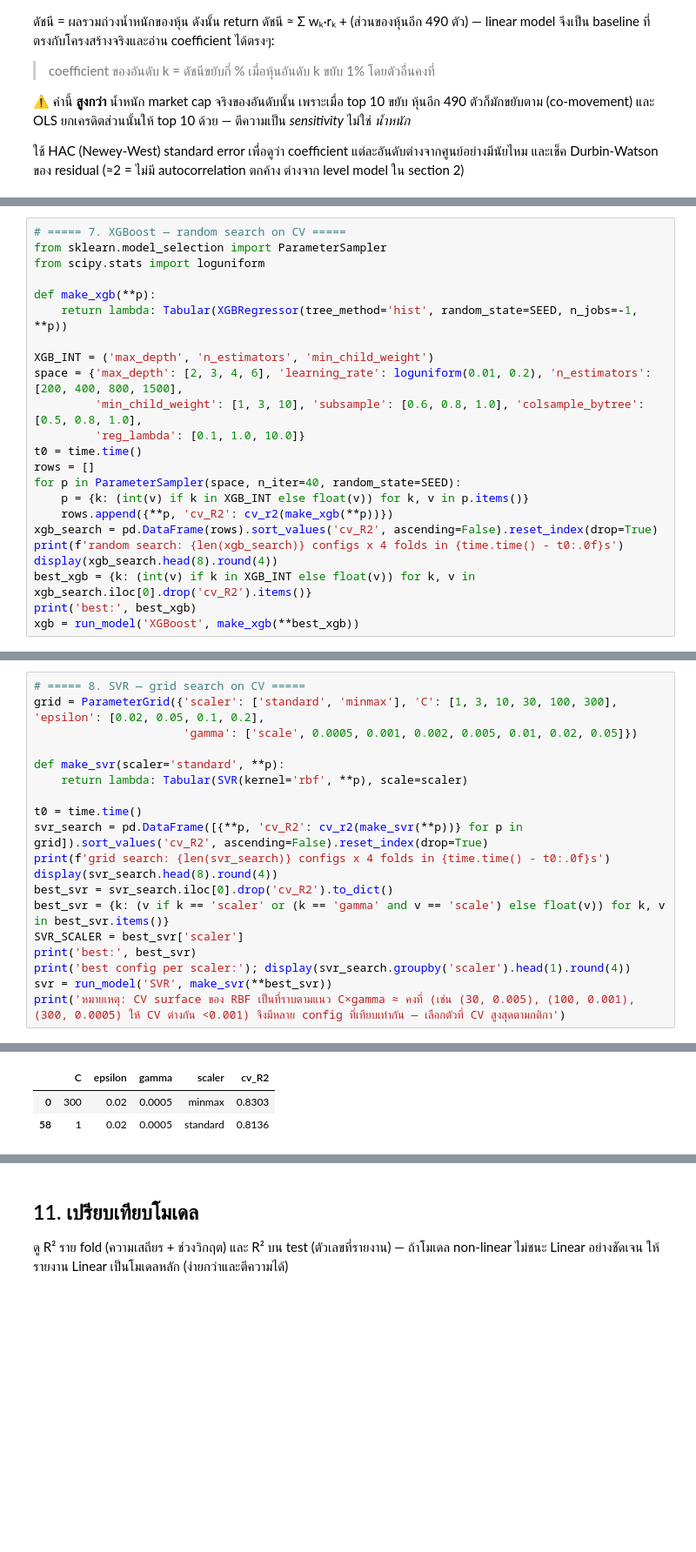
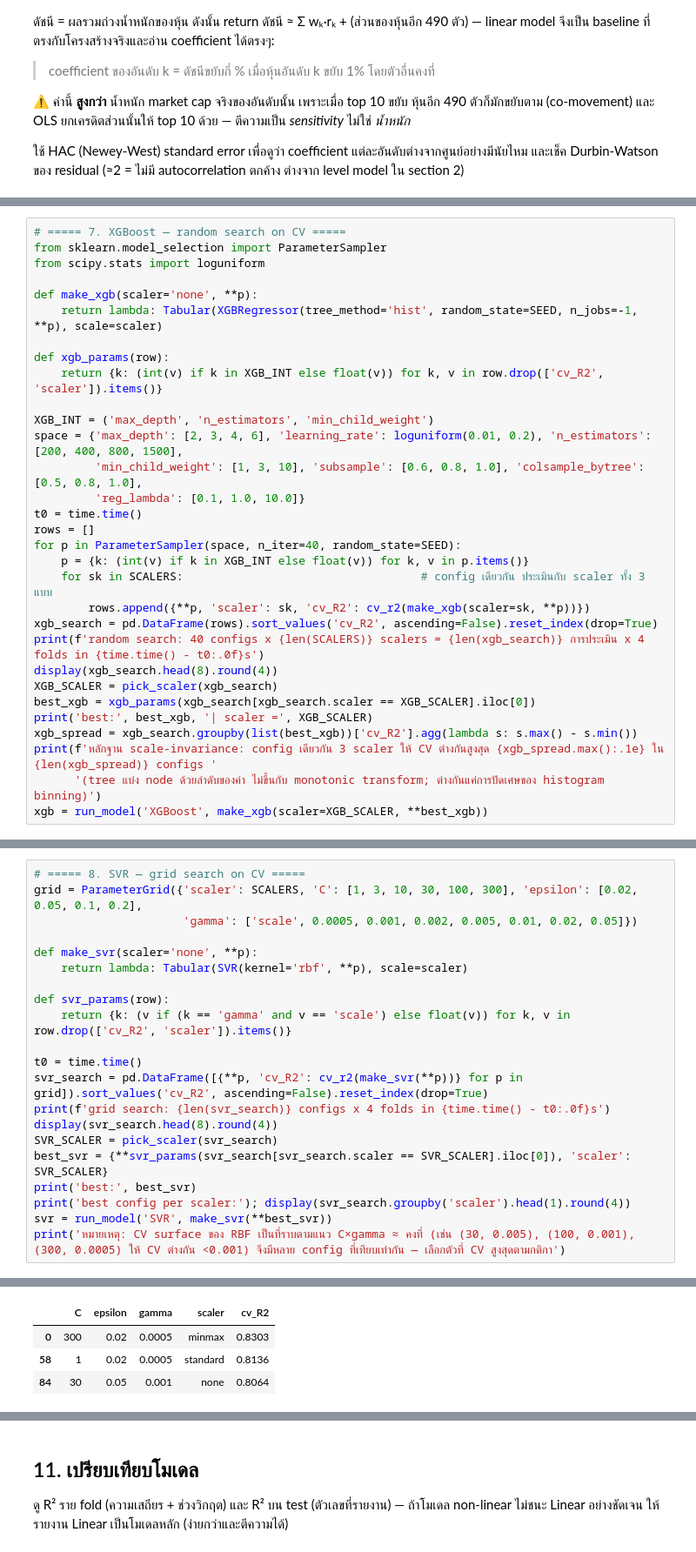
Before and after one commit to Chaut007/sp500_top10_influence, a Jupyter notebook: sp500_top10_influence.ipynb, the cells around one changed output, grey strips where cells are left out. Shown at 87% size. Cells and saved outputs as stored; diff of their text form; blank space fills up the shorter version.

```diff
--- a/sp500_top10_influence.ipynb
+++ b/sp500_top10_influence.ipynb
@@ -666,8 +706,11 @@ Ridge coefficients (หน่วยเดิม, ต่อ 1% return): {'r_1': n
 from sklearn.model_selection import ParameterSampler
 from scipy.stats import loguniform
 
-def make_xgb(**p):
-    return lambda: Tabular(XGBRegressor(tree_method='hist', random_state=SEED, n_jobs=-1, **p))
+def make_xgb(scaler='none', **p):
+    return lambda: Tabular(XGBRegressor(tree_method='hist', random_state=SEED, n_jobs=-1, **p), scale=scaler)
+
+def xgb_params(row):
+    return {k: (int(v) if k in XGB_INT else float(v)) for k, v in row.drop(['cv_R2', 'scaler']).items()}
 
 XGB_INT = ('max_depth', 'n_estimators', 'min_child_weight')
 space = {'max_depth': [2, 3, 4, 6], 'learning_rate': loguniform(0.01, 0.2), 'n_estimators': [200, 400, 800, 1500],
@@ -677,11 +720,16 @@ t0 = time.time()
 rows = []
 for p in ParameterSampler(space, n_iter=40, random_state=SEED):
     p = {k: (int(v) if k in XGB_INT else float(v)) for k, v in p.items()}
-    rows.append({**p, 'cv_R2': cv_r2(make_xgb(**p))})
+    for sk in SCALERS:                                   # config เดียวกัน ประเมินกับ scaler ทั้ง 3 แบบ
+        rows.append({**p, 'scaler': sk, 'cv_R2': cv_r2(make_xgb(scaler=sk, **p))})
 xgb_search = pd.DataFrame(rows).sort_values('cv_R2', ascending=False).reset_index(drop=True)
-print(f'random search: {len(xgb_search)} configs x 4 folds in {time.time() - t0:.0f}s')
+print(f'random search: 40 configs x {len(SCALERS)} scalers = {len(xgb_search)} การประเมิน x 4 folds in {time.time() - t0:.0f}s')
 display(xgb_search.head(8).round(4))
-best_xgb = {k: (int(v) if k in XGB_INT else float(v)) for k, v in xgb_search.iloc[0].drop('cv_R2').items()}
-print('best:', best_xgb)
-xgb = run_model('XGBoost', make_xgb(**best_xgb))
+XGB_SCALER = pick_scaler(xgb_search)
+best_xgb = xgb_params(xgb_search[xgb_search.scaler == XGB_SCALER].iloc[0])
+print('best:', best_xgb, '| scaler =', XGB_SCALER)
+xgb_spread = xgb_search.groupby(list(best_xgb))['cv_R2'].agg(lambda s: s.max() - s.min())
+print(f'หลักฐาน scale-invariance: config เดียวกัน 3 scaler ให้ CV ต่างกันสูงสุด {xgb_spread.max():.1e} ใน {len(xgb_spread)} configs '
+      '(tree แบ่ง node ด้วยลำดับของค่า ไม่ขึ้นกับ monotonic transform; ต่างกันแค่การปัดเศษของ histogram binning)')
+xgb = run_model('XGBoost', make_xgb(scaler=XGB_SCALER, **best_xgb))
 # %% [output]
@@ -710,18 +759,20 @@ Feature ถูก scale ต่อ fold โดย**ชนิด scaler (z-score /
 # %%
 # ===== 8. SVR — grid search on CV =====
-grid = ParameterGrid({'scaler': ['standard', 'minmax'], 'C': [1, 3, 10, 30, 100, 300], 'epsilon': [0.02, 0.05, 0.1, 0.2],
+grid = ParameterGrid({'scaler': SCALERS, 'C': [1, 3, 10, 30, 100, 300], 'epsilon': [0.02, 0.05, 0.1, 0.2],
                       'gamma': ['scale', 0.0005, 0.001, 0.002, 0.005, 0.01, 0.02, 0.05]})
 
-def make_svr(scaler='standard', **p):
+def make_svr(scaler='none', **p):
     return lambda: Tabular(SVR(kernel='rbf', **p), scale=scaler)
+
+def svr_params(row):
+    return {k: (v if (k == 'gamma' and v == 'scale') else float(v)) for k, v in row.drop(['cv_R2', 'scaler']).items()}
 
 t0 = time.time()
 svr_search = pd.DataFrame([{**p, 'cv_R2': cv_r2(make_svr(**p))} for p in grid]).sort_values('cv_R2', ascending=False).reset_index(drop=True)
 print(f'grid search: {len(svr_search)} configs x 4 folds in {time.time() - t0:.0f}s')
 display(svr_search.head(8).round(4))
-best_svr = svr_search.iloc[0].drop('cv_R2').to_dict()
-best_svr = {k: (v if k == 'scaler' or (k == 'gamma' and v == 'scale') else float(v)) for k, v in best_svr.items()}
-SVR_SCALER = best_svr['scaler']
+SVR_SCALER = pick_scaler(svr_search)
+best_svr = {**svr_params(svr_search[svr_search.scaler == SVR_SCALER].iloc[0]), 'scaler': SVR_SCALER}
 print('best:', best_svr)
 print('best config per scaler:'); display(svr_search.groupby('scaler').head(1).round(4))
 svr = run_model('SVR', make_svr(**best_svr))
@@ -731,17 +782,18 @@ grid search: 384 configs x 4 folds in 184s
 |  | C | epsilon | gamma | scaler | cv_R2 |
 | 0 | 300 | 0.02 | 0.0005 | minmax | 0.8303 |
 | 1 | 300 | 0.05 | 0.0005 | minmax | 0.8302 |
 | 2 | 100 | 0.02 | 0.001 | minmax | 0.8301 |
 | 3 | 300 | 0.10 | 0.0005 | minmax | 0.8299 |
 | 4 | 30 | 0.02 | 0.005 | minmax | 0.8298 |
 | 5 | 30 | 0.05 | 0.005 | minmax | 0.8296 |
 | 6 | 100 | 0.05 | 0.001 | minmax | 0.8296 |
 | 7 | 30 | 0.10 | 0.005 | minmax | 0.8293 |
 best: {'C': 300.0, 'epsilon': 0.02, 'gamma': 0.0005, 'scaler': 'minmax'}
 best config per scaler:
 |  | C | epsilon | gamma | scaler | cv_R2 |
 | 0 | 300 | 0.02 | 0.0005 | minmax | 0.8303 |
 | 58 | 1 | 0.02 | 0.0005 | standard | 0.8136 |
+| 84 | 30 | 0.05 | 0.001 | none | 0.8064 |
 split     fold1    fold2    fold3    fold4     test
 R2        0.850    0.824    0.864    0.784    0.798
 MAE       7.808   15.093   13.952   16.459   19.771
```
Also changed, not shown: parts of 18 cells of this notebook, 3 other files.
